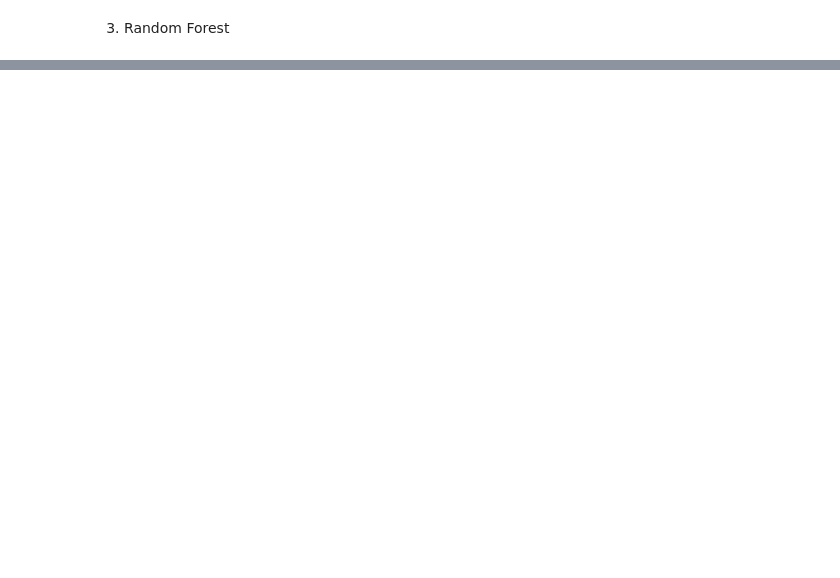
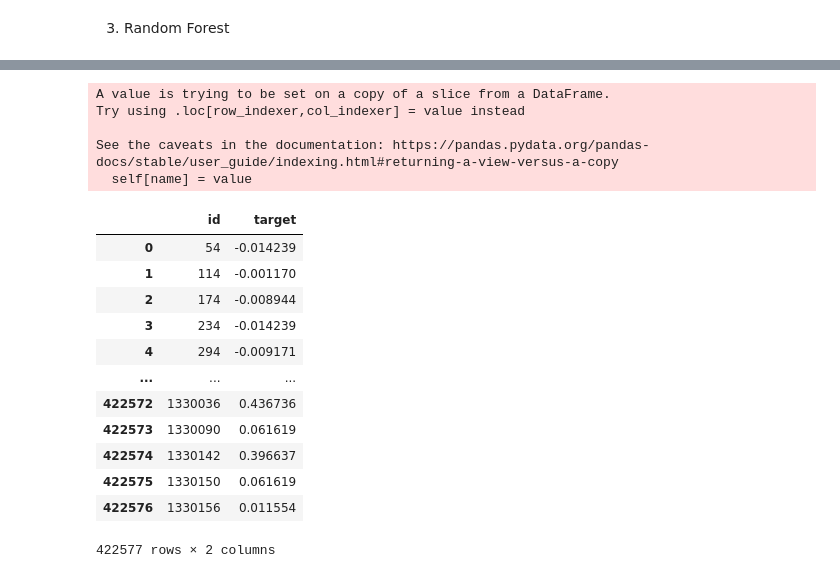
Before and after one commit to Denchidlo/FutureSales, a Jupyter notebook: notebooks/models_fitting.ipynb, the cells around one changed output, grey strips where cells are left out. Cells and saved outputs as stored; diff of their text form; code cells hidden in the pictures; blank space fills up the shorter version.

```diff
--- a/notebooks/models_fitting.ipynb
+++ b/notebooks/models_fitting.ipynb
@@ -259,0 +363,4 @@ baseline_train['lags'].isna().sum().sum()
+# %%
+xgb_validator = Validator(XGBRegressor, booster='gbtree', n_estimators=100, learning_rate=0.1, n_jobs=4, max_depth=10)
+
+xgb_validator.fit(extended_eval_x, eval_y)
@@ -259,0 +393,28 @@ baseline_train['lags'].isna().sum().sum()
+# %%
+target = xgb_validator.model.predict(extended_submition_x)
+# %%
+submit = extended_submition_x.reset_index()[['id']]
+# %%
+submit['target'] = target
+# %%
+submit[submit.target < 0].target = 0
+submit
+# %% [output]
+A value is trying to be set on a copy of a slice from a DataFrame.
+Try using .loc[row_indexer,col_indexer] = value instead
+
+See the caveats in the documentation: https://pandas.pydata.org/pandas-docs/stable/user_guide/indexing.html#returning-a-view-versus-a-copy
+  self[name] = value
+|  | id | target |
+| 0 | 54 | -0.014239 |
+| 1 | 114 | -0.001170 |
+| 2 | 174 | -0.008944 |
+| 3 | 234 | -0.014239 |
+| 4 | 294 | -0.009171 |
+| ... | ... | ... |
+| 422572 | 1330036 | 0.436736 |
+| 422573 | 1330090 | 0.061619 |
+| 422574 | 1330142 | 0.396637 |
+| 422575 | 1330150 | 0.061619 |
+| 422576 | 1330156 | 0.011554 |
+422577 rows × 2 columns
```
Also changed, not shown: parts of 39 cells of this notebook, 5 other files.
